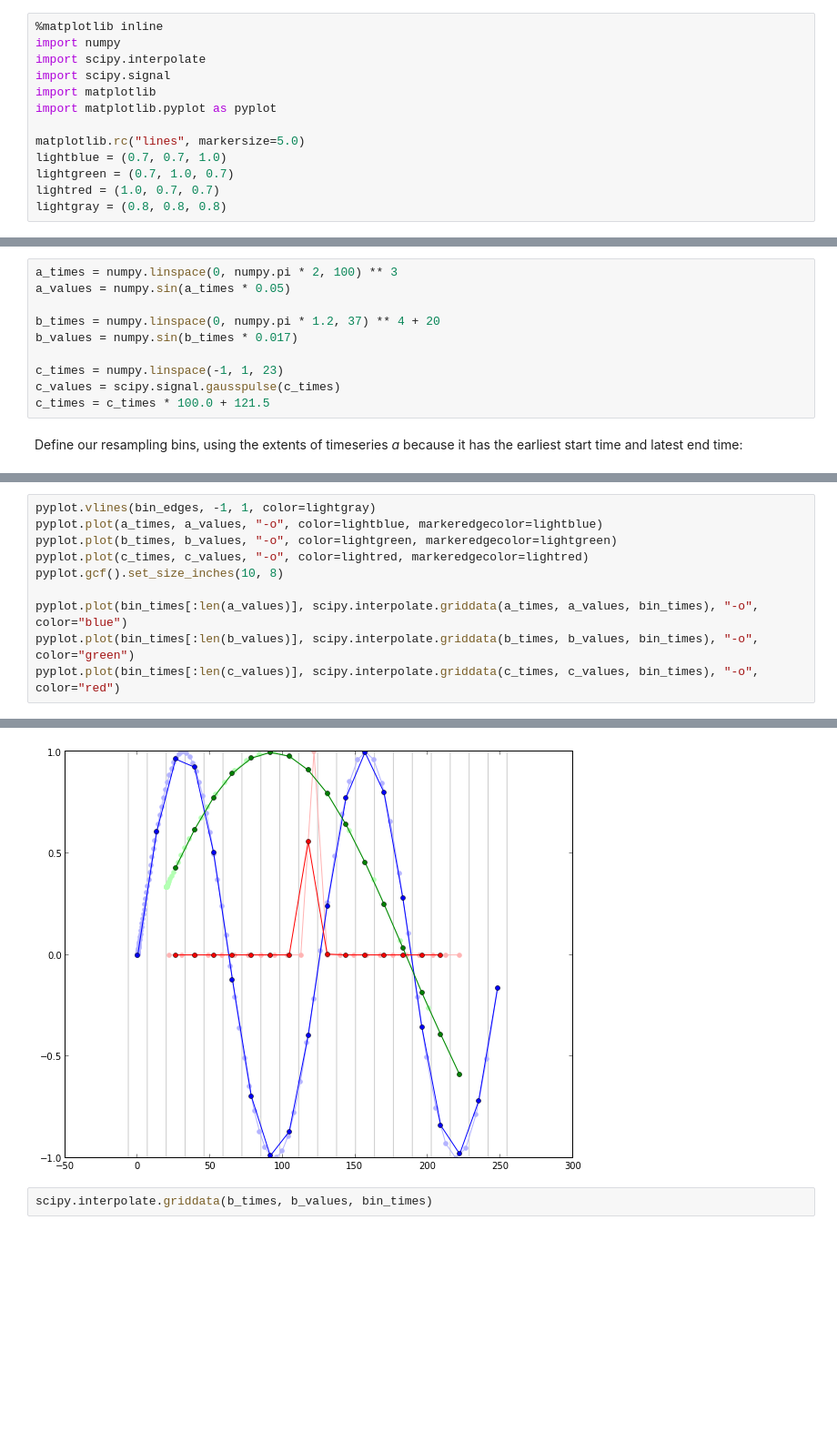
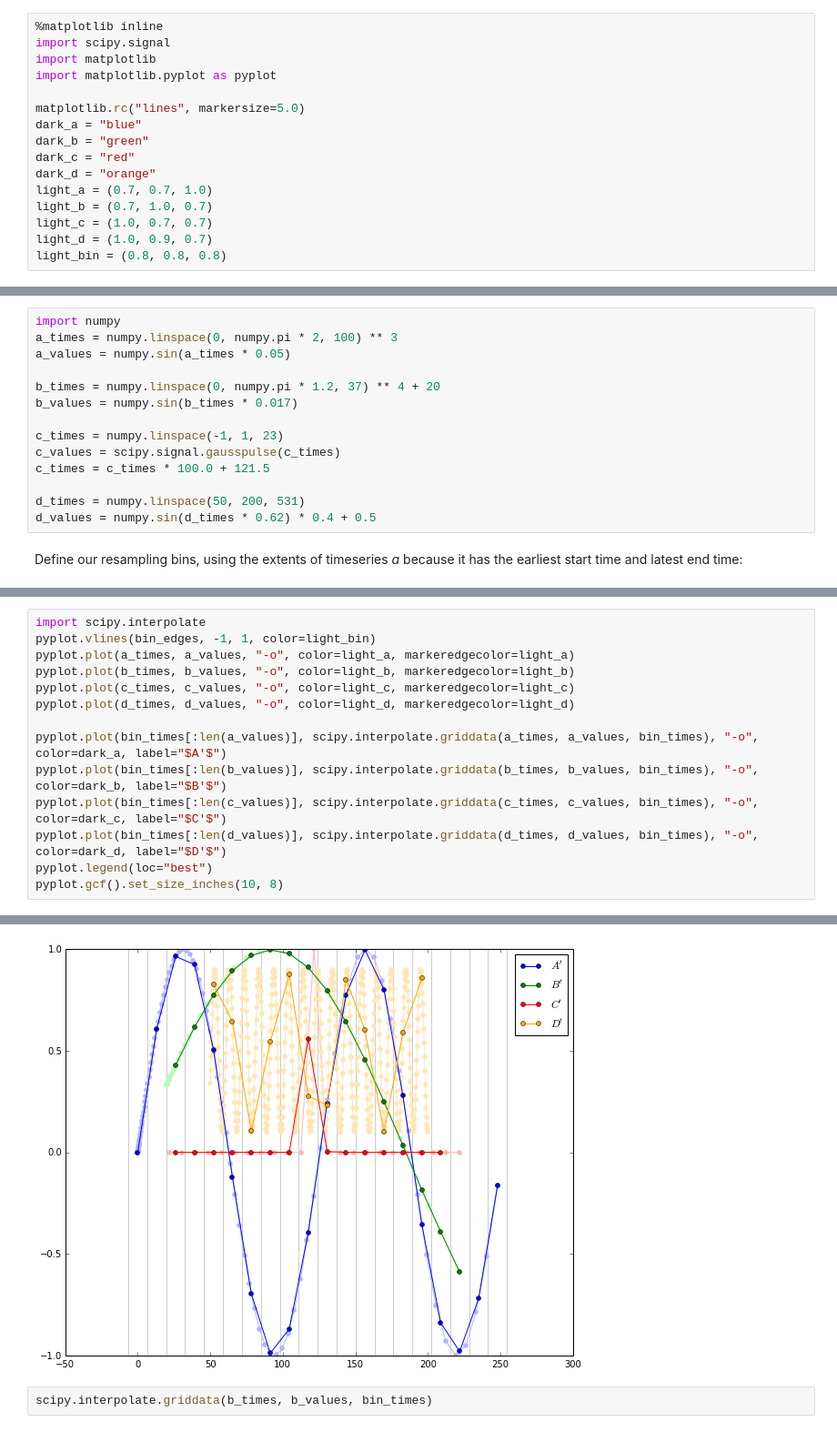
Before and after one commit to sandialabs/slycat, a Jupyter notebook: design/Rebinning.ipynb, the cells around one changed output, grey strips where cells are left out. Shown at 91% size. Saved outputs shown, nothing was run; the diff lists cells and outputs as text; blank space fills up the shorter version.

```diff
--- a/design/Rebinning.ipynb
+++ b/design/Rebinning.ipynb
@@ -1,14 +1,17 @@
 # %%
 %matplotlib inline
-import numpy
-import scipy.interpolate
 import scipy.signal
 import matplotlib
 import matplotlib.pyplot as pyplot
 
 matplotlib.rc("lines", markersize=5.0)
-lightblue = (0.7, 0.7, 1.0)
-lightgreen = (0.7, 1.0, 0.7)
-lightred = (1.0, 0.7, 0.7)
-lightgray = (0.8, 0.8, 0.8)
+dark_a = "blue"
+dark_b = "green"
+dark_c = "red"
+dark_d = "orange"
+light_a = (0.7, 0.7, 1.0)
+light_b = (0.7, 1.0, 0.7)
+light_c = (1.0, 0.7, 0.7)
+light_d = (1.0, 0.9, 0.7)
+light_bin = (0.8, 0.8, 0.8)
 # %% [markdown]
@@ -16,4 +19,5 @@ Create timeseries _a_, _b_, and _c_ which have different start and end times and
 # %%
+import numpy
 a_times = numpy.linspace(0, numpy.pi * 2, 100) ** 3
 a_values = numpy.sin(a_times * 0.05)
 
@@ -23,6 +27,9 @@ b_values = numpy.sin(b_times * 0.017)
 c_times = numpy.linspace(-1, 1, 23)
 c_values = scipy.signal.gausspulse(c_times)
 c_times = c_times * 100.0 + 121.5
+
+d_times = numpy.linspace(50, 200, 531)
+d_values = numpy.sin(d_times * 0.62) * 0.4 + 0.5
 # %% [markdown]
 Define our resampling bins, using the extents of timeseries _a_ because it has the earliest start time and latest end time:
 # %%
@@ -89,11 +50,15 @@ Grid interpolation also yields better results, and returns NaN for times outside
 # %%
-pyplot.vlines(bin_edges, -1, 1, color=lightgray)
-pyplot.plot(a_times, a_values, "-o", color=lightblue, markeredgecolor=lightblue)
-pyplot.plot(b_times, b_values, "-o", color=lightgreen, markeredgecolor=lightgreen)
-pyplot.plot(c_times, c_values, "-o", color=lightred, markeredgecolor=lightred)
+import scipy.interpolate
+pyplot.vlines(bin_edges, -1, 1, color=light_bin)
+pyplot.plot(a_times, a_values, "-o", color=light_a, markeredgecolor=light_a)
+pyplot.plot(b_times, b_values, "-o", color=light_b, markeredgecolor=light_b)
+pyplot.plot(c_times, c_values, "-o", color=light_c, markeredgecolor=light_c)
+pyplot.plot(d_times, d_values, "-o", color=light_d, markeredgecolor=light_d)
+
+pyplot.plot(bin_times[:len(a_values)], scipy.interpolate.griddata(a_times, a_values, bin_times), "-o", color=dark_a, label="$A'$")
+pyplot.plot(bin_times[:len(b_values)], scipy.interpolate.griddata(b_times, b_values, bin_times), "-o", color=dark_b, label="$B'$")
+pyplot.plot(bin_times[:len(c_values)], scipy.interpolate.griddata(c_times, c_values, bin_times), "-o", color=dark_c, label="$C'$")
+pyplot.plot(bin_times[:len(d_values)], scipy.interpolate.griddata(d_times, d_values, bin_times), "-o", color=dark_d, label="$D'$")
+pyplot.legend(loc="best")
 pyplot.gcf().set_size_inches(10, 8)
-
-pyplot.plot(bin_times[:len(a_values)], scipy.interpolate.griddata(a_times, a_values, bin_times), "-o", color="blue")
-pyplot.plot(bin_times[:len(b_values)], scipy.interpolate.griddata(b_times, b_values, bin_times), "-o", color="green")
-pyplot.plot(bin_times[:len(c_values)], scipy.interpolate.griddata(c_times, c_values, bin_times), "-o", color="red")
 # %% [output]
@@ -101,4 +65,4 @@ pyplot.plot(bin_times[:len(c_values)], scipy.interpolate.griddata(c_times, c_val
-[figure, old version]
+[figure, new version]
 # %%
 scipy.interpolate.griddata(b_times, b_values, bin_times)
 # %% [output]
```
Also changed, not shown: parts of 13 cells of this notebook, 1 other file.
